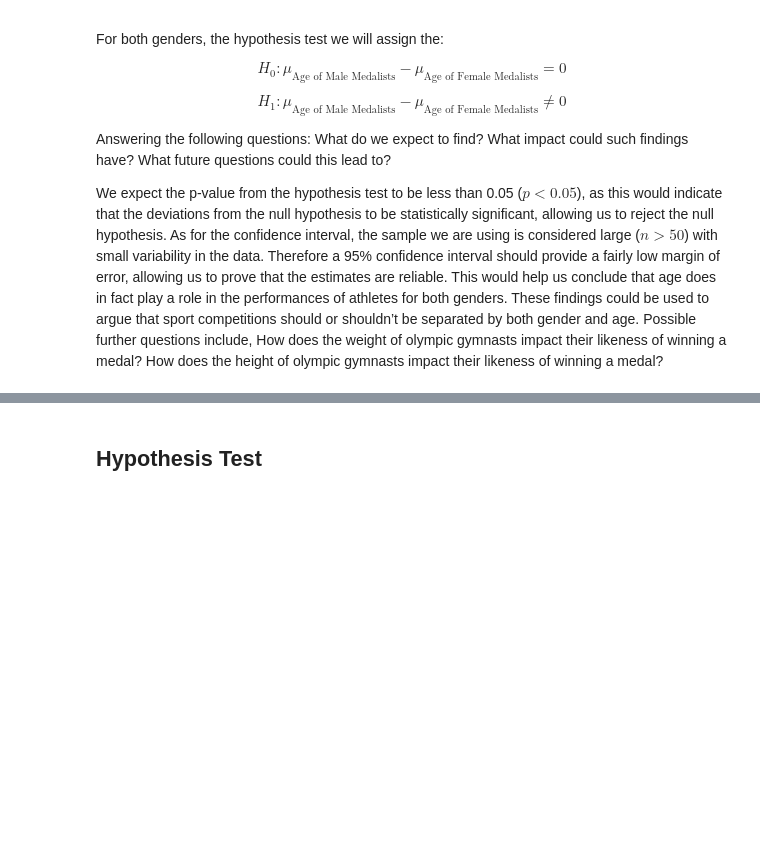
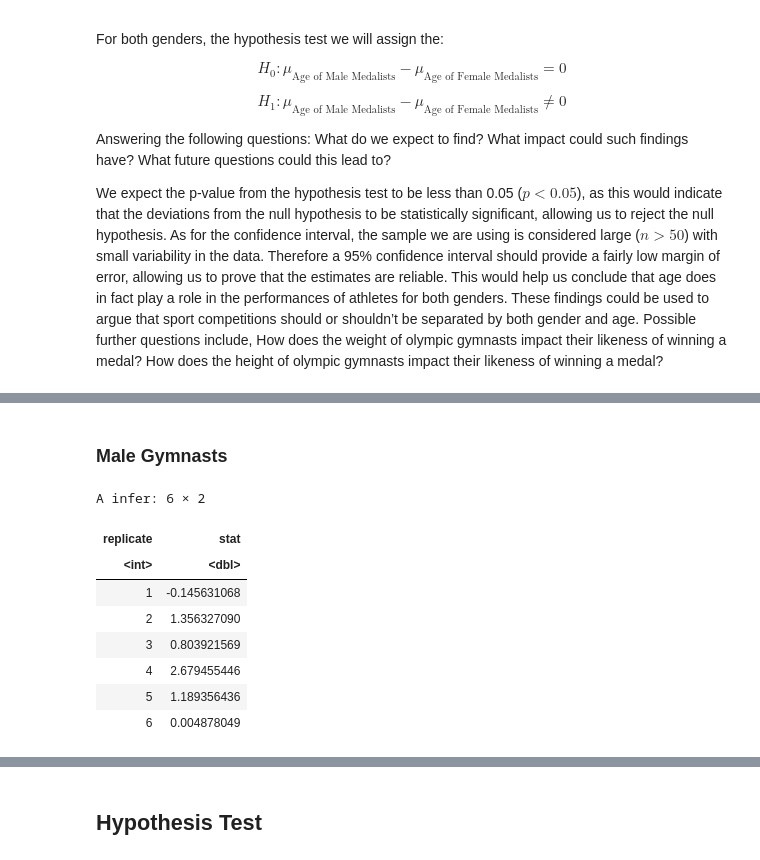
Before and after one commit to aryanballani/STAT201_group20, a Jupyter notebook: FinalReport.ipynb, the cells around one changed output, grey strips where cells are left out. Saved outputs shown, nothing was run; the diff lists cells and outputs as text; code cells hidden in the pictures; blank space fills up the shorter version.

```diff
--- a/FinalReport.ipynb
+++ b/FinalReport.ipynb
@@ -378,0 +237,22 @@ female_non_medal_vis
+# %% [markdown]
+### Male Gymnasts
+# %%
+set.seed(201)
+male_gymnast_resamples<-gymnast_sample %>%
+                    filter(Sex == "M")%>%
+                    specify(Age~Medal)%>%
+                    generate(reps=1000, type="bootstrap")%>%
+                    calculate(stat="diff in means", order=c("Yes", "No"))
+
+
+head(male_gymnast_resamples)
+# %% [output]
+A infer: 6 × 2
+| replicate | stat |
+| <int> | <dbl> |
+| 1 | -0.145631068 |
+| 2 | 1.356327090 |
+| 3 | 0.803921569 |
+| 4 | 2.679455446 |
+| 5 | 1.189356436 |
+| 6 | 0.004878049 |
```
Also changed, not shown: parts of 25 cells of this notebook.
